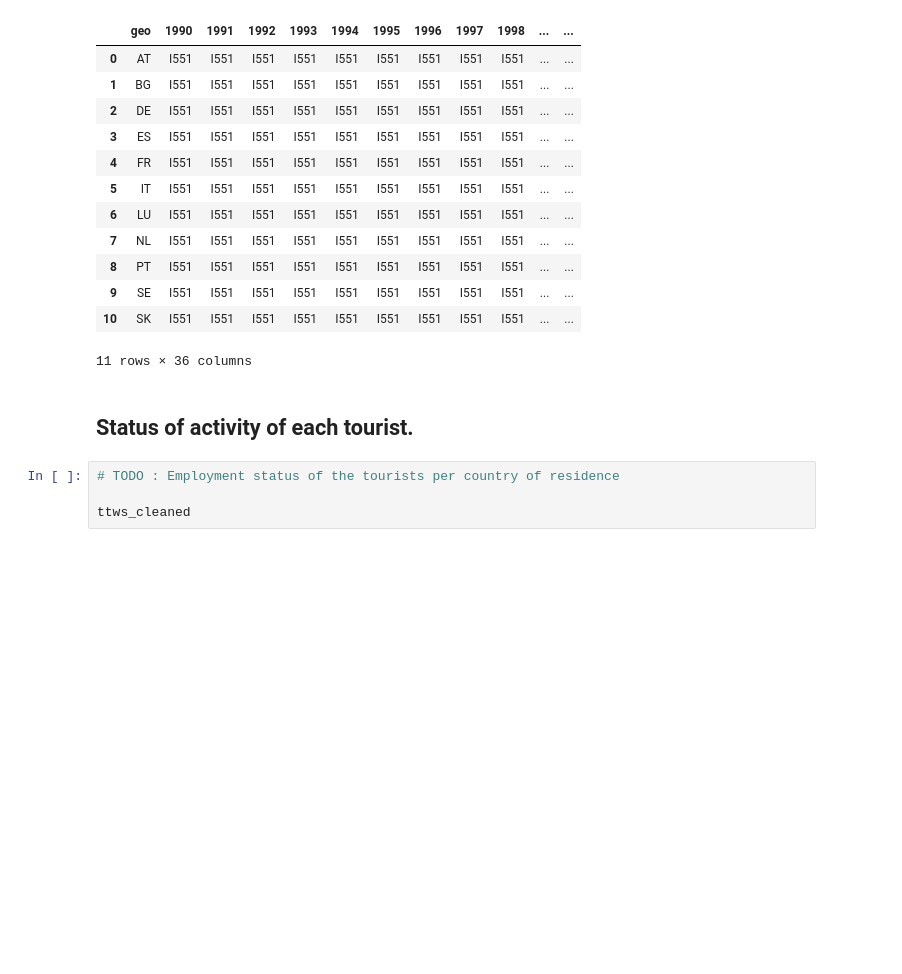
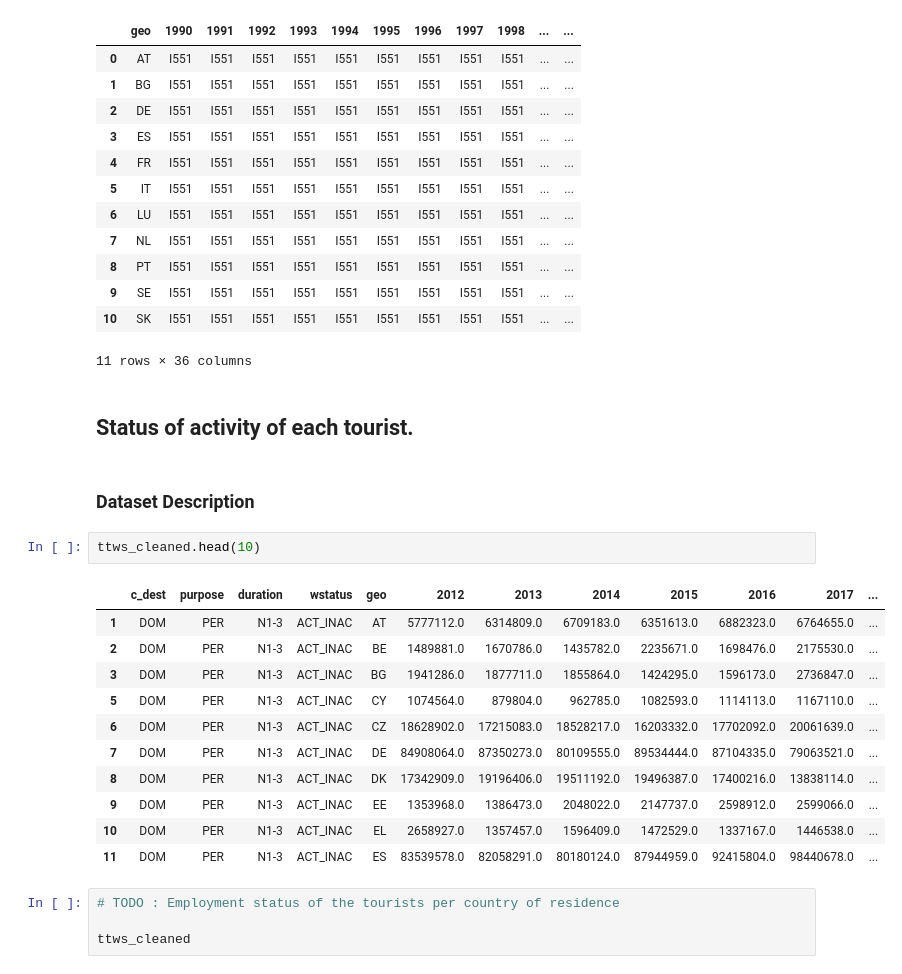
Before and after one commit to com-480-data-visualization/EUFLOW, a Jupyter notebook: analysis.ipynb, the cells around one changed output. Saved outputs shown, nothing was run; the diff lists cells and outputs as text; blank space fills up the shorter version.

```diff
--- a/analysis.ipynb
+++ b/analysis.ipynb
@@ -897,6 +954,22 @@ c_resid_arnraw_stay_geo_id_max
 11 rows × 36 columns
 # %% [markdown]
 ## Status of activity of each tourist.
+# %% [markdown]
+### Dataset Description
+# %%
+ttws_cleaned.head(10)
+# %% [output]
+|  | c_dest | purpose | duration | wstatus | geo | 2012 | 2013 | 2014 | 2015 | 2016 | 2017 | ... |
+| 1 | DOM | PER | N1-3 | ACT_INAC | AT | 5777112.0 | 6314809.0 | 6709183.0 | 6351613.0 | 6882323.0 | 6764655.0 | ... |
+| 2 | DOM | PER | N1-3 | ACT_INAC | BE | 1489881.0 | 1670786.0 | 1435782.0 | 2235671.0 | 1698476.0 | 2175530.0 | ... |
+| 3 | DOM | PER | N1-3 | ACT_INAC | BG | 1941286.0 | 1877711.0 | 1855864.0 | 1424295.0 | 1596173.0 | 2736847.0 | ... |
+| 5 | DOM | PER | N1-3 | ACT_INAC | CY | 1074564.0 | 879804.0 | 962785.0 | 1082593.0 | 1114113.0 | 1167110.0 | ... |
+| 6 | DOM | PER | N1-3 | ACT_INAC | CZ | 18628902.0 | 17215083.0 | 18528217.0 | 16203332.0 | 17702092.0 | 20061639.0 | ... |
+| 7 | DOM | PER | N1-3 | ACT_INAC | DE | 84908064.0 | 87350273.0 | 80109555.0 | 89534444.0 | 87104335.0 | 79063521.0 | ... |
+| 8 | DOM | PER | N1-3 | ACT_INAC | DK | 17342909.0 | 19196406.0 | 19511192.0 | 19496387.0 | 17400216.0 | 13838114.0 | ... |
+| 9 | DOM | PER | N1-3 | ACT_INAC | EE | 1353968.0 | 1386473.0 | 2048022.0 | 2147737.0 | 2598912.0 | 2599066.0 | ... |
+| 10 | DOM | PER | N1-3 | ACT_INAC | EL | 2658927.0 | 1357457.0 | 1596409.0 | 1472529.0 | 1337167.0 | 1446538.0 | ... |
+| 11 | DOM | PER | N1-3 | ACT_INAC | ES | 83539578.0 | 82058291.0 | 80180124.0 | 87944959.0 | 92415804.0 | 98440678.0 | ... |
 # %%
 # TODO : Employment status of the tourists per country of residence
 
```
Also changed, not shown: parts of 17 cells of this notebook.
